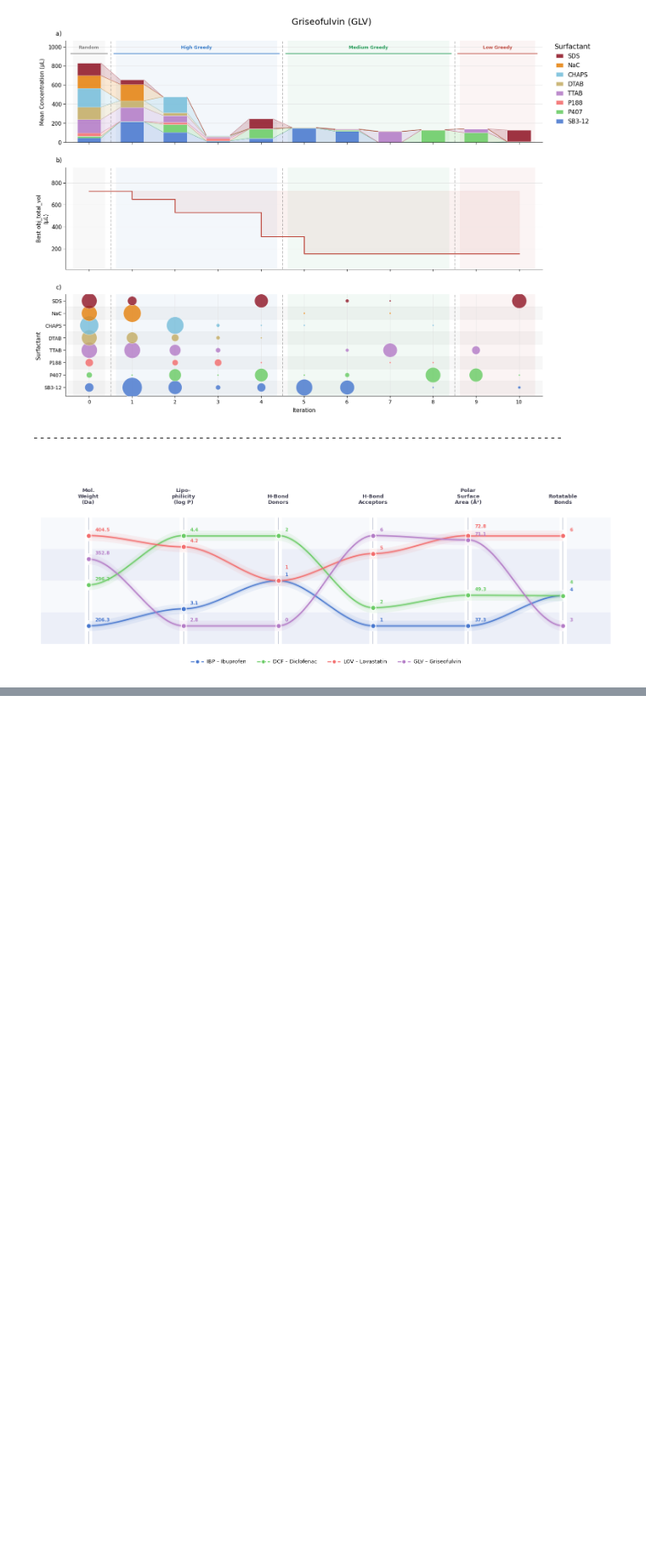
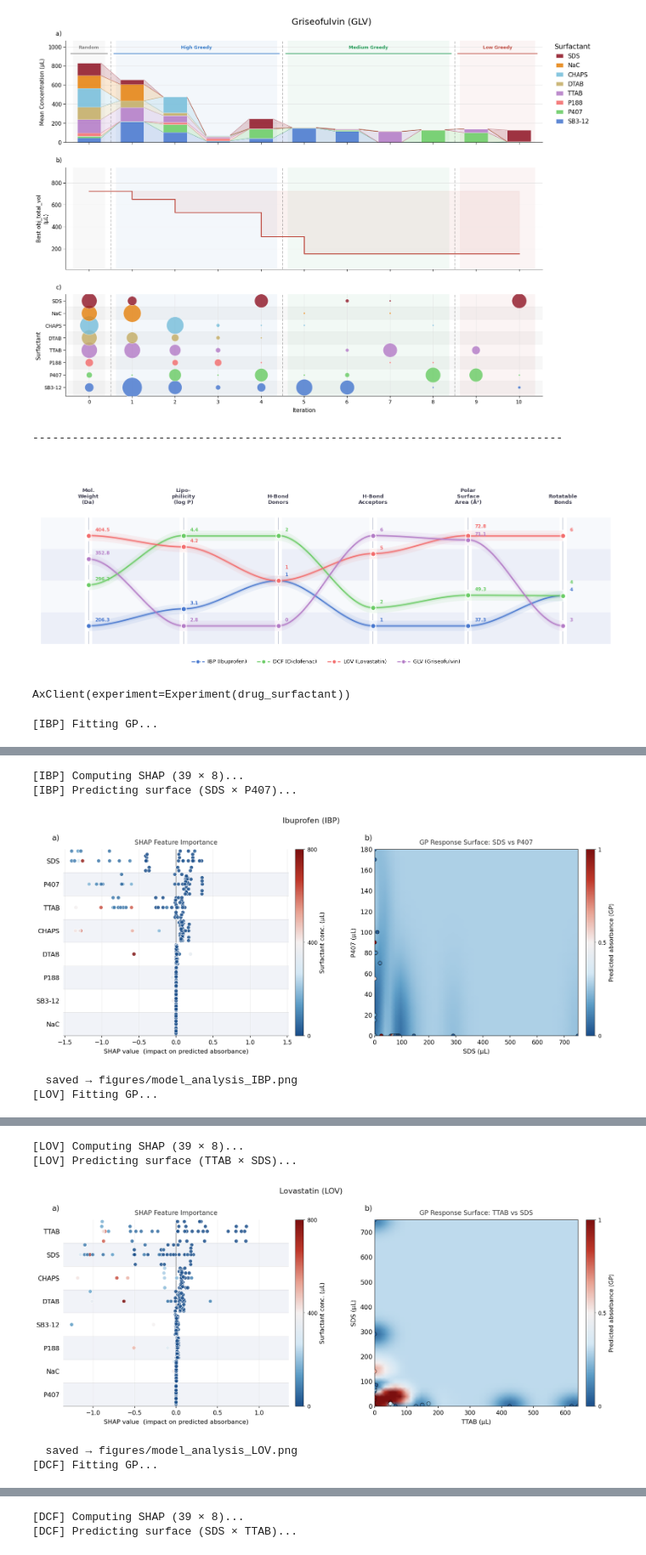
Before and after one commit to zeqingbaosdl5/drug-surfactant, a Jupyter notebook: data_analysis/data_analysis.ipynb, the cells around one changed output, grey strips where cells are left out. Shown at 85% size. Drawn from its saved outputs; the diff is of its cells as text; code cells hidden in the pictures; blank space fills up the shorter version.

Commit message:
figure - model analysis

```diff
--- a/data_analysis/data_analysis.ipynb
+++ b/data_analysis/data_analysis.ipynb
@@ -79,4 +80,6 @@ for drug in exp_dict.keys():
 
 
     exp_dict[drug]['results'] = df
+
+    exp_dict[drug]['ax_client'] = ax_client
 # %% [output]
@@ -517,3 +520,7 @@ def drug_visualization(drug_dict):
 drug_visualization(drug_dict)
 # %% [output]
 [figure]
+# %%
+exp_dict['LOV']['ax_client']
+# %% [output]
+AxClient(experiment=Experiment(drug_surfactant))
@@ -519,0 +817,5 @@ drug_visualization(drug_dict)
+# %%
+for drug in exp_dict.keys():
+    plot_drug(drug)
+# %% [output]
+[IBP] Fitting GP...
@@ -519,0 +823,5 @@ drug_visualization(drug_dict)
+[IBP] Computing SHAP (39 × 8)...
+[IBP] Predicting surface (SDS × P407)...
+[figure, added]
+  saved → figures/model_analysis_IBP.png
+[LOV] Fitting GP...
@@ -519,0 +829,5 @@ drug_visualization(drug_dict)
+[LOV] Computing SHAP (39 × 8)...
+[LOV] Predicting surface (TTAB × SDS)...
+[figure, added]
+  saved → figures/model_analysis_LOV.png
+[DCF] Fitting GP...
@@ -519,0 +835,2 @@ drug_visualization(drug_dict)
+[DCF] Computing SHAP (39 × 8)...
+[DCF] Predicting surface (SDS × TTAB)...
```
Also changed, not shown: parts of 5 cells of this notebook, 6 other files.
